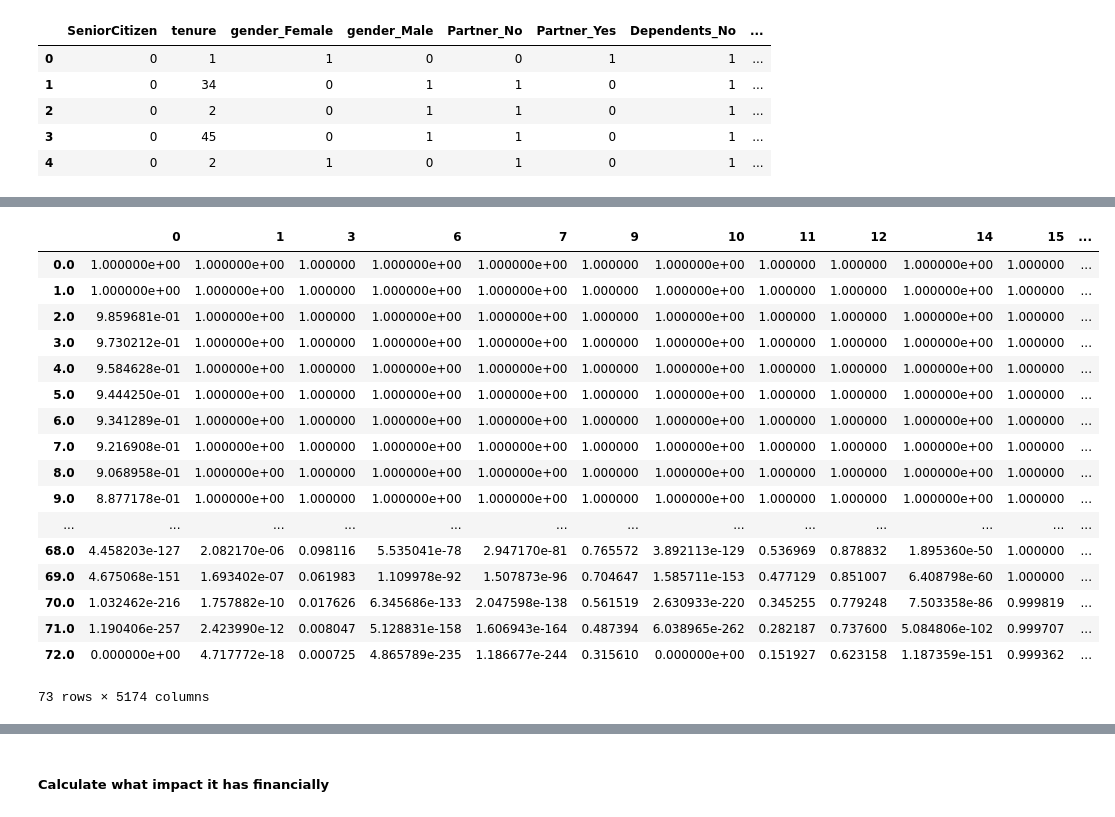
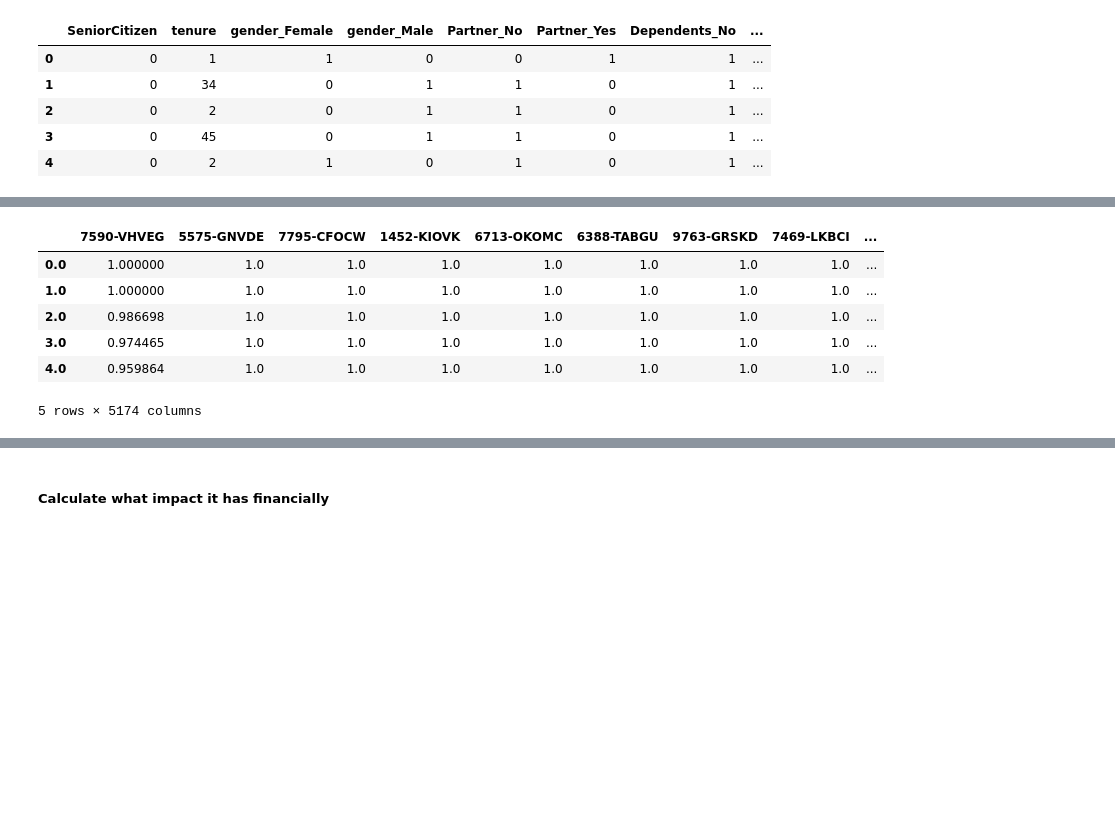
Before and after one commit to PadmajaVB/Cohort-Analysis, a Jupyter notebook: Code/TelcoCustomerChurn.ipynb, the cells around one changed output, grey strips where cells are left out. Cells and saved outputs as stored; diff of their text form; code cells hidden in the pictures; blank space fills up the shorter version.

```diff
--- a/Code/TelcoCustomerChurn.ipynb
+++ b/Code/TelcoCustomerChurn.ipynb
@@ -39,6 +35,7 @@ len(dummies[dummies['Churn_Yes']== 0])
 # %%
-data = dummies.join(df[['MonthlyCharges', 'TotalCharges','tenure']])
+data = dummies.join(df[['customerID','MonthlyCharges', 'TotalCharges','tenure']])
 # %%
+data.set_index('customerID', inplace=True)
 data['TotalCharges'] = data[['TotalCharges']].replace([' '], '0')
 data['TotalCharges'] = pd.to_numeric(data['TotalCharges'])
 # %%
@@ -142,24 +138,13 @@ unconditioned_sf
 conditioned_sf = unconditioned_sf.apply(lambda c:(c/c.loc[data.loc[c.name, 'tenure']]).clip_upper(1))
 # %%
-conditioned_sf
+conditioned_sf.head()
 # %% [output]
-|  | 0 | 1 | 3 | 6 | 7 | 9 | 10 | 11 | 12 | 14 | 15 | ... |
-| 0.0 | 1.000000e+00 | 1.000000e+00 | 1.000000 | 1.000000e+00 | 1.000000e+00 | 1.000000 | 1.000000e+00 | 1.000000 | 1.000000 | 1.000000e+00 | 1.000000 | ... |
-| 1.0 | 1.000000e+00 | 1.000000e+00 | 1.000000 | 1.000000e+00 | 1.000000e+00 | 1.000000 | 1.000000e+00 | 1.000000 | 1.000000 | 1.000000e+00 | 1.000000 | ... |
-| 2.0 | 9.859681e-01 | 1.000000e+00 | 1.000000 | 1.000000e+00 | 1.000000e+00 | 1.000000 | 1.000000e+00 | 1.000000 | 1.000000 | 1.000000e+00 | 1.000000 | ... |
-| 3.0 | 9.730212e-01 | 1.000000e+00 | 1.000000 | 1.000000e+00 | 1.000000e+00 | 1.000000 | 1.000000e+00 | 1.000000 | 1.000000 | 1.000000e+00 | 1.000000 | ... |
-| 4.0 | 9.584628e-01 | 1.000000e+00 | 1.000000 | 1.000000e+00 | 1.000000e+00 | 1.000000 | 1.000000e+00 | 1.000000 | 1.000000 | 1.000000e+00 | 1.000000 | ... |
-| 5.0 | 9.444250e-01 | 1.000000e+00 | 1.000000 | 1.000000e+00 | 1.000000e+00 | 1.000000 | 1.000000e+00 | 1.000000 | 1.000000 | 1.000000e+00 | 1.000000 | ... |
-| 6.0 | 9.341289e-01 | 1.000000e+00 | 1.000000 | 1.000000e+00 | 1.000000e+00 | 1.000000 | 1.000000e+00 | 1.000000 | 1.000000 | 1.000000e+00 | 1.000000 | ... |
-| 7.0 | 9.216908e-01 | 1.000000e+00 | 1.000000 | 1.000000e+00 | 1.000000e+00 | 1.000000 | 1.000000e+00 | 1.000000 | 1.000000 | 1.000000e+00 | 1.000000 | ... |
-| 8.0 | 9.068958e-01 | 1.000000e+00 | 1.000000 | 1.000000e+00 | 1.000000e+00 | 1.000000 | 1.000000e+00 | 1.000000 | 1.000000 | 1.000000e+00 | 1.000000 | ... |
-| 9.0 | 8.877178e-01 | 1.000000e+00 | 1.000000 | 1.000000e+00 | 1.000000e+00 | 1.000000 | 1.000000e+00 | 1.000000 | 1.000000 | 1.000000e+00 | 1.000000 | ... |
-| ... | ... | ... | ... | ... | ... | ... | ... | ... | ... | ... | ... | ... |
-| 68.0 | 4.458203e-127 | 2.082170e-06 | 0.098116 | 5.535041e-78 | 2.947170e-81 | 0.765572 | 3.892113e-129 | 0.536969 | 0.878832 | 1.895360e-50 | 1.000000 | ... |
-| 69.0 | 4.675068e-151 | 1.693402e-07 | 0.061983 | 1.109978e-92 | 1.507873e-96 | 0.704647 | 1.585711e-153 | 0.477129 | 0.851007 | 6.408798e-60 | 1.000000 | ... |
-| 70.0 | 1.032462e-216 | 1.757882e-10 | 0.017626 | 6.345686e-133 | 2.047598e-138 | 0.561519 | 2.630933e-220 | 0.345255 | 0.779248 | 7.503358e-86 | 0.999819 | ... |
-| 71.0 | 1.190406e-257 | 2.423990e-12 | 0.008047 | 5.128831e-158 | 1.606943e-164 | 0.487394 | 6.038965e-262 | 0.282187 | 0.737600 | 5.084806e-102 | 0.999707 | ... |
-| 72.0 | 0.000000e+00 | 4.717772e-18 | 0.000725 | 4.865789e-235 | 1.186677e-244 | 0.315610 | 0.000000e+00 | 0.151927 | 0.623158 | 1.187359e-151 | 0.999362 | ... |
+|  | 7590-VHVEG | 5575-GNVDE | 7795-CFOCW | 1452-KIOVK | 6713-OKOMC | 6388-TABGU | 9763-GRSKD | 7469-LKBCI | ... |
+| 0.0 | 1.000000 | 1.0 | 1.0 | 1.0 | 1.0 | 1.0 | 1.0 | 1.0 | ... |
+| 1.0 | 1.000000 | 1.0 | 1.0 | 1.0 | 1.0 | 1.0 | 1.0 | 1.0 | ... |
+| 2.0 | 0.986698 | 1.0 | 1.0 | 1.0 | 1.0 | 1.0 | 1.0 | 1.0 | ... |
+| 3.0 | 0.974465 | 1.0 | 1.0 | 1.0 | 1.0 | 1.0 | 1.0 | 1.0 | ... |
+| 4.0 | 0.959864 | 1.0 | 1.0 | 1.0 | 1.0 | 1.0 | 1.0 | 1.0 | ... |
-73 rows × 5174 columns
+5 rows × 5174 columns
 # %%
 import matplotlib.pyplot as plt
```
Also changed, not shown: parts of 32 cells of this notebook.
